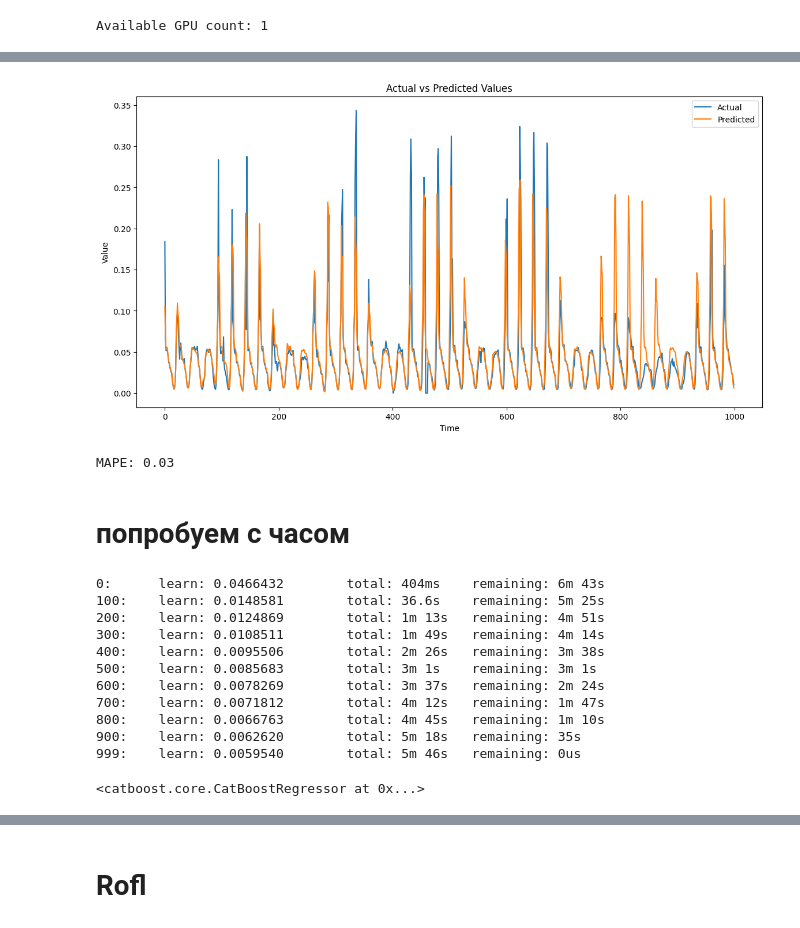
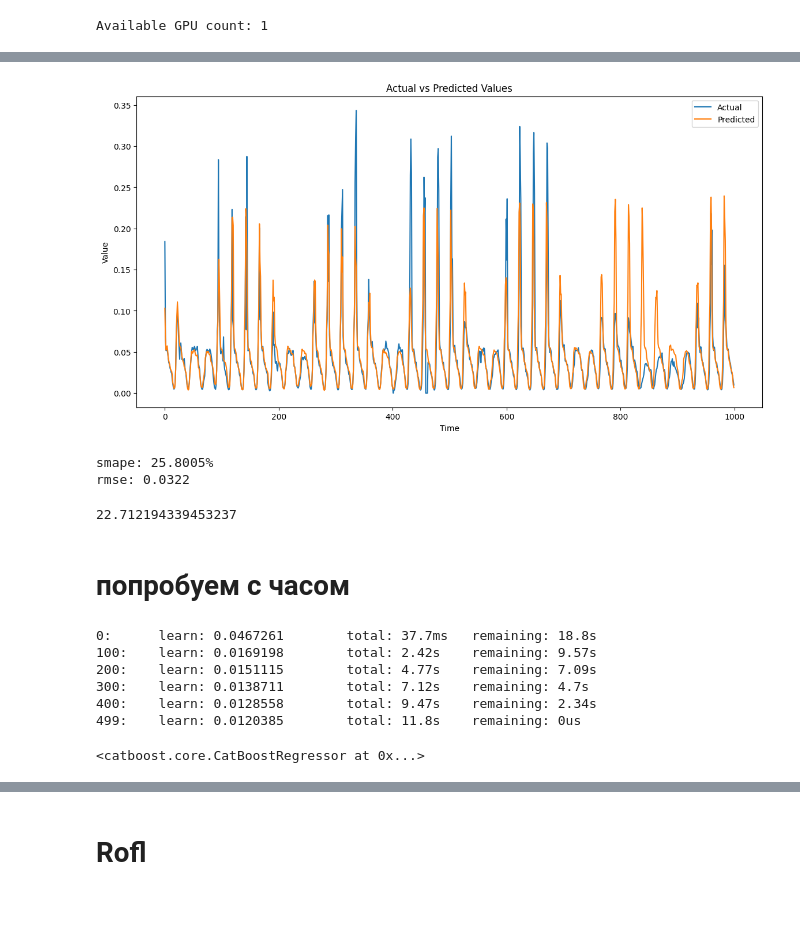
Before and after one commit to pavelhym/Bicocca_ts, a Jupyter notebook: deep_learning_model.ipynb, the cells around one changed output, grey strips where cells are left out. Saved outputs shown, nothing was run; the diff lists cells and outputs as text; code cells hidden in the pictures.

```diff
--- a/deep_learning_model.ipynb
+++ b/deep_learning_model.ipynb
@@ -62,8 +62,9 @@ y = df['Value'].values
 
 model = CatBoostRegressor(iterations=1000,
                           learning_rate=0.05,
-                          depth=10,
+                          depth=5,
                           task_type="GPU",
+                          l2_leaf_reg=10,
                           devices='0',
                           verbose=100)
 model.fit(X, y)
@@ -115,27 +112,41 @@ print(forecast_df.head(10))
 # %%
 import matplotlib.pyplot as plt
 from sklearn.metrics import mean_absolute_percentage_error
 
 # Plotting the actual vs predicted values
 plt.figure(figsize=(14, 7))
 plt.plot(test['X'].tolist(), label='Actual')
 plt.plot(forecast_df['Forecast'].tolist(), label='Predicted')
 plt.legend()
 plt.title('Actual vs Predicted Values')
 plt.xlabel('Time')
 plt.ylabel('Value')
 plt.show()
 
 
 # Calculating MAPE
 from sklearn.metrics import mean_squared_error
 import numpy as np
 
 rmse = np.sqrt(mean_squared_error(test['X'].tolist(), forecast_df['Forecast'].tolist()))
-print(f'MAPE: {rmse:.2f}')
+# Calculating SMAPE (Symmetric Mean Absolute Percentage Error)
+def symmetric_mean_absolute_percentage_error(y_true, y_pred):
+    y_true, y_pred = np.array(y_true), np.array(y_pred)
+    return 100/len(y_true) * np.sum(2 * np.abs(y_pred - y_true) / (np.abs(y_true) + np.abs(y_pred)))
+
+smape = symmetric_mean_absolute_percentage_error(test['X'].tolist(), forecast_df['Forecast'].tolist())
+print(f'smape: {smape:.4f}%')
+
+
+print(f'rmse: {rmse:.4f}')
 # %% [output]
-[figure, old version]
+[figure, new version]
-MAPE: 0.03
+smape: 25.8005%
+rmse: 0.0322
+# %%
+symmetric_mean_absolute_percentage_error(test['X'].tolist()[:-300], forecast_df['Forecast'].tolist()[:-300])
+# %% [output]
+22.712194339453237
 # %% [markdown]
 # попробуем с часом
 # %%
@@ -158,23 +169,18 @@ X = df_2[feature_cols].values
 y = df_2['X'].values
 # %%
 # Обучение модели
-model = CatBoostRegressor(iterations=1000,
+model = CatBoostRegressor(iterations=500,
                           learning_rate=0.05,
-                          depth=10,
+                          depth=5,
                           task_type="GPU",
                           devices='0',
                           verbose=100)
 model.fit(X, y)
 # %% [output]
-0:      learn: 0.0466432        total: 404ms    remaining: 6m 43s
-100:    learn: 0.0148581        total: 36.6s    remaining: 5m 25s
-200:    learn: 0.0124869        total: 1m 13s   remaining: 4m 51s
-300:    learn: 0.0108511        total: 1m 49s   remaining: 4m 14s
-400:    learn: 0.0095506        total: 2m 26s   remaining: 3m 38s
-500:    learn: 0.0085683        total: 3m 1s    remaining: 3m 1s
-600:    learn: 0.0078269        total: 3m 37s   remaining: 2m 24s
-700:    learn: 0.0071812        total: 4m 12s   remaining: 1m 47s
-800:    learn: 0.0066763        total: 4m 45s   remaining: 1m 10s
-900:    learn: 0.0062620        total: 5m 18s   remaining: 35s
-999:    learn: 0.0059540        total: 5m 46s   remaining: 0us
+0:      learn: 0.0467261        total: 37.7ms   remaining: 18.8s
+100:    learn: 0.0169198        total: 2.42s    remaining: 9.57s
+200:    learn: 0.0151115        total: 4.77s    remaining: 7.09s
+300:    learn: 0.0138711        total: 7.12s    remaining: 4.7s
+400:    learn: 0.0128558        total: 9.47s    remaining: 2.34s
+499:    learn: 0.0120385        total: 11.8s    remaining: 0us
 <catboost.core.CatBoostRegressor at 0x...>
```
Also changed, not shown: parts of 6 cells of this notebook.
